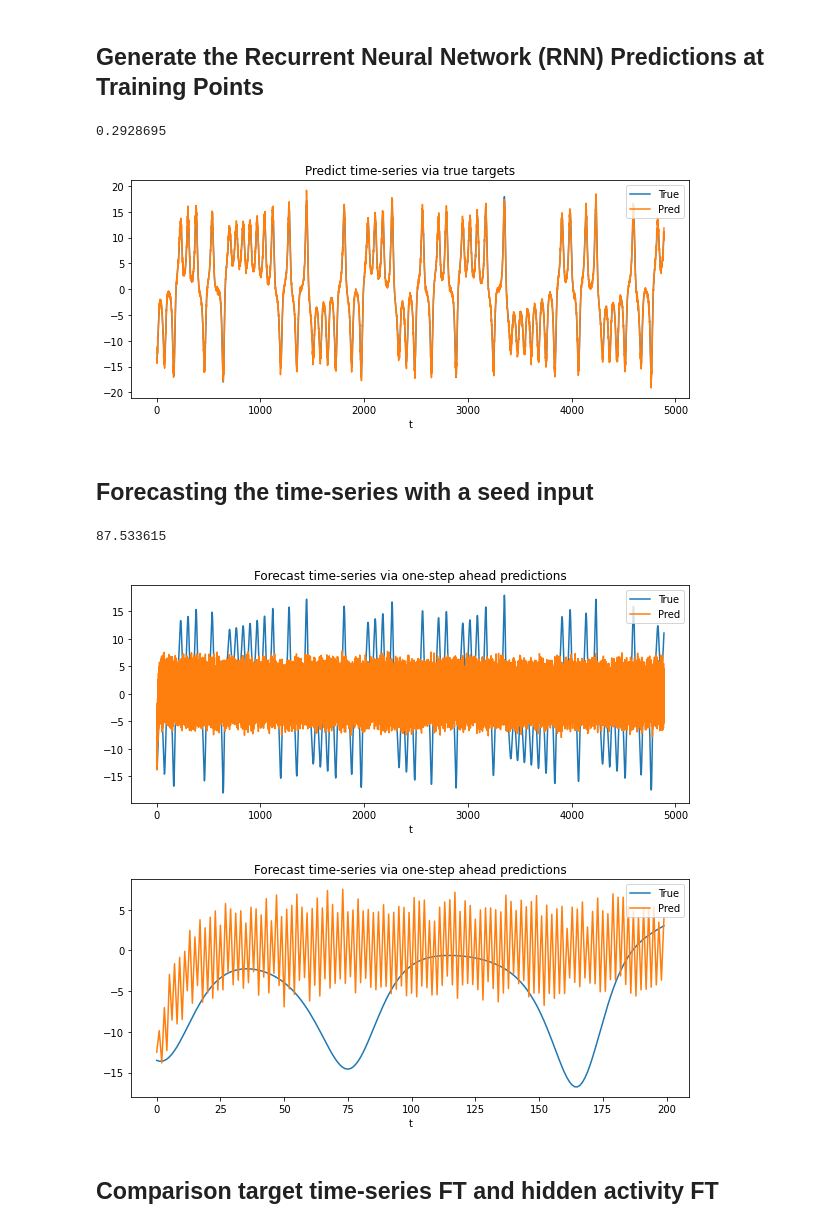
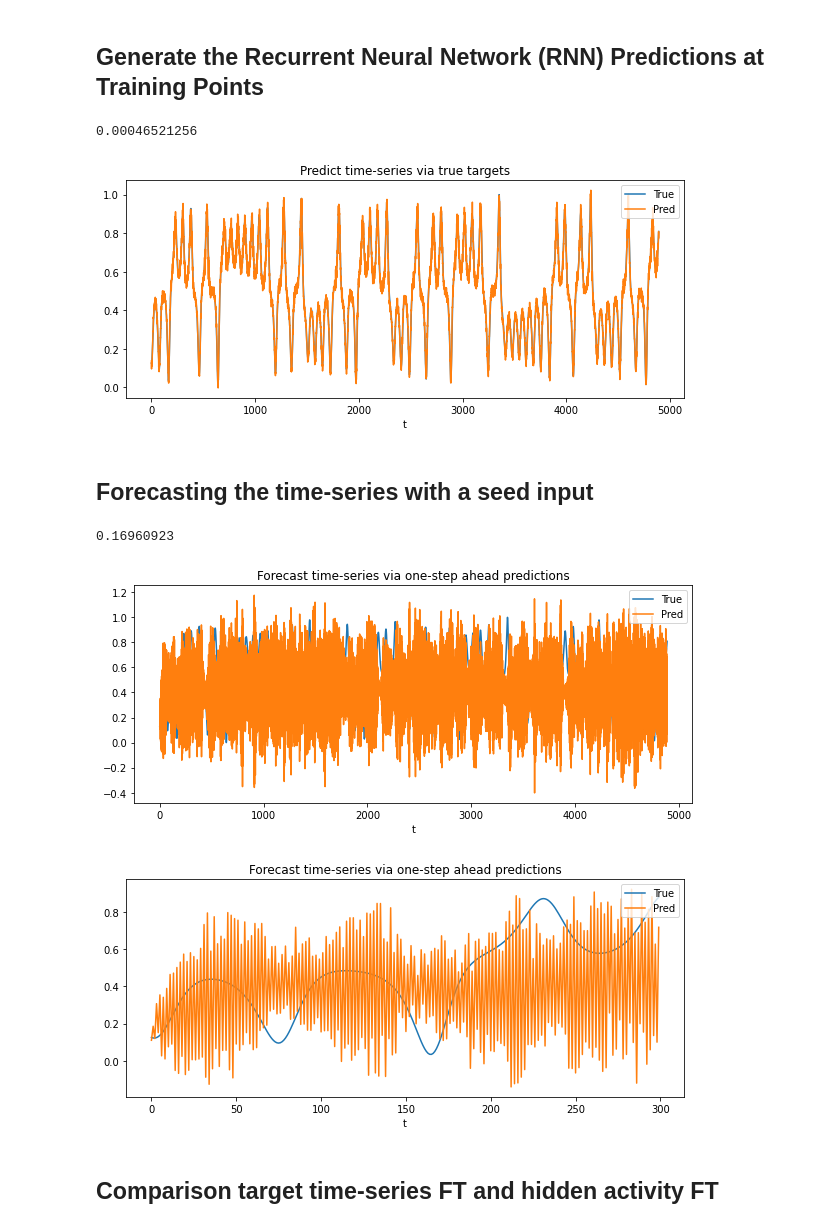
Before and after one commit to mpotta/bptt, a Jupyter notebook: RNNs for Chaos/rnns_for_chaos.ipynb, the cells around one changed output. Drawn from its saved outputs; the diff is of its cells as text; code cells hidden in the pictures.

Commit message:
Removed MinMaxScaler

```diff
--- a/RNNs for Chaos/rnns_for_chaos.ipynb
+++ b/RNNs for Chaos/rnns_for_chaos.ipynb
@@ -195,6 +195,14 @@ class RNNNet(nn.Module):
             return out, rnn_output
 # %% [markdown]
 ## Define the Dataset
+# %%
+def normalize(data, train_set=None):
+    """
+    Scale data to range (0,1) accodring to minimum and maximum of data
+    """
+    if train_set==None:
+        train_set = data
+    return (data-train_set.min(axis=0))/(train_set.max(axis=0)-train_set.min(axis=0))
 # %%
 from sklearn.preprocessing import MinMaxScaler
 
@@ -205,10 +213,7 @@ t = t[split_index:]
 X = Z[0][split_index:]
 
 # Normalize the Data
-normalize_data = False
-if normalize_data:
-    scaler = MinMaxScaler(feature_range=(-1, 1))
-    X = scaler.fit_transform(X)
+X = normalize(X)
 
 # The input to the RNN is a time-delay-embedded matrix of X(t) with embedding dimension q (also known as lookback; Kim et al., 1999).
 q = 10
@@ -247,22 +252,12 @@ loss_func = nn.MSELoss()
 # Number of iterations treated as burn-in
 burn_in_period = 100
 
-for epoch in range(5000):
+for epoch in range(2000):
     # Reset Hidden State
     net.rnn.init_hidden(X_train_step[:,0:burn_in_period,:].shape)
 
     # Burn-in
     net(X_train_step[:,0:burn_in_period,:])
-
-    # Gradient Descent per sample
-    # for sample in range(X_train_step.shape[1]-burn_in_period):
-    #     optimizer.zero_grad()
-    #     input = X_train_step[:,burn_in_period+sample:burn_in_period+sample+1,:]
-    #     pred, _ = net(input)
-
-    #     loss = loss_func(pred[q-1,0,0], Y_train[sample])
-    #     loss.backward()
-    #     optimizer.step()
 
     optimizer.zero_grad()
     input = X_train_step[:,burn_in_period:,:]
@@ -295,10 +290,7 @@ for epoch in range(5000):
 # %%
-def plot_time_series(true, pred, normalize_data, label):
+def plot_time_series(true, pred, label):
     fig = plt.figure(figsize=(10,4))
     ax = fig.add_subplot(111)
-    if normalize_data:
-        true = scaler.inverse_transform(true)
-        pred = scaler.inverse_transform(pred)
     ax.plot(true, label="True")
     ax.plot(pred, label="Pred")
     ax.set_xlabel("t")
@@ -322,10 +314,10 @@ error = loss_func(pred[-1,:,:].view(-1), Y_train[burn_in_period:]).detach().nump
 print(error)
 
 # Plot predictions
-plot_time_series(X[burn_in_period+q:], pred[-1,:,:].view(-1).detach().numpy(), normalize_data, "Predict time-series via true targets")
+plot_time_series(X[burn_in_period+q:], pred[-1,:,:].view(-1).detach().numpy(), "Predict time-series via true targets")
 # %% [output]
-0.2928695
+0.00046521256
-[figure, old version]
+[figure, new version]
 # %% [markdown]
 ## Forecasting the time-series with a seed input
 # %%
@@ -358,16 +350,16 @@ error = loss_func(torch.from_numpy(one_step), Y_train[burn_in_period:]).detach()
 print(error)
 
 # Plot predictions
-plot_time_series(X[burn_in_period+q:], one_step, normalize_data, "Forecast time-series via one-step ahead predictions")
+plot_time_series(X[burn_in_period+q:], one_step, "Forecast time-series via one-step ahead predictions")
 # %% [output]
-87.533615
+0.16960923
-[figure, old version]
+[figure, new version]
 # %%
 # Plot predictions
-len = 200
-plot_time_series(X[burn_in_period+q:burn_in_period+q+len], one_step[0:len], normalize_data, "Forecast time-series via one-step ahead predictions")
+len = 300
+plot_time_series(X[burn_in_period+q:burn_in_period+q+len], one_step[0:len], "Forecast time-series via one-step ahead predictions")
 # %% [output]
-[figure, old version]
+[figure, new version]
 # %% [markdown]
 ## Comparison target time-series FT and hidden activity FT
 # %%
```
Also changed, not shown: parts of 5 cells of this notebook.
